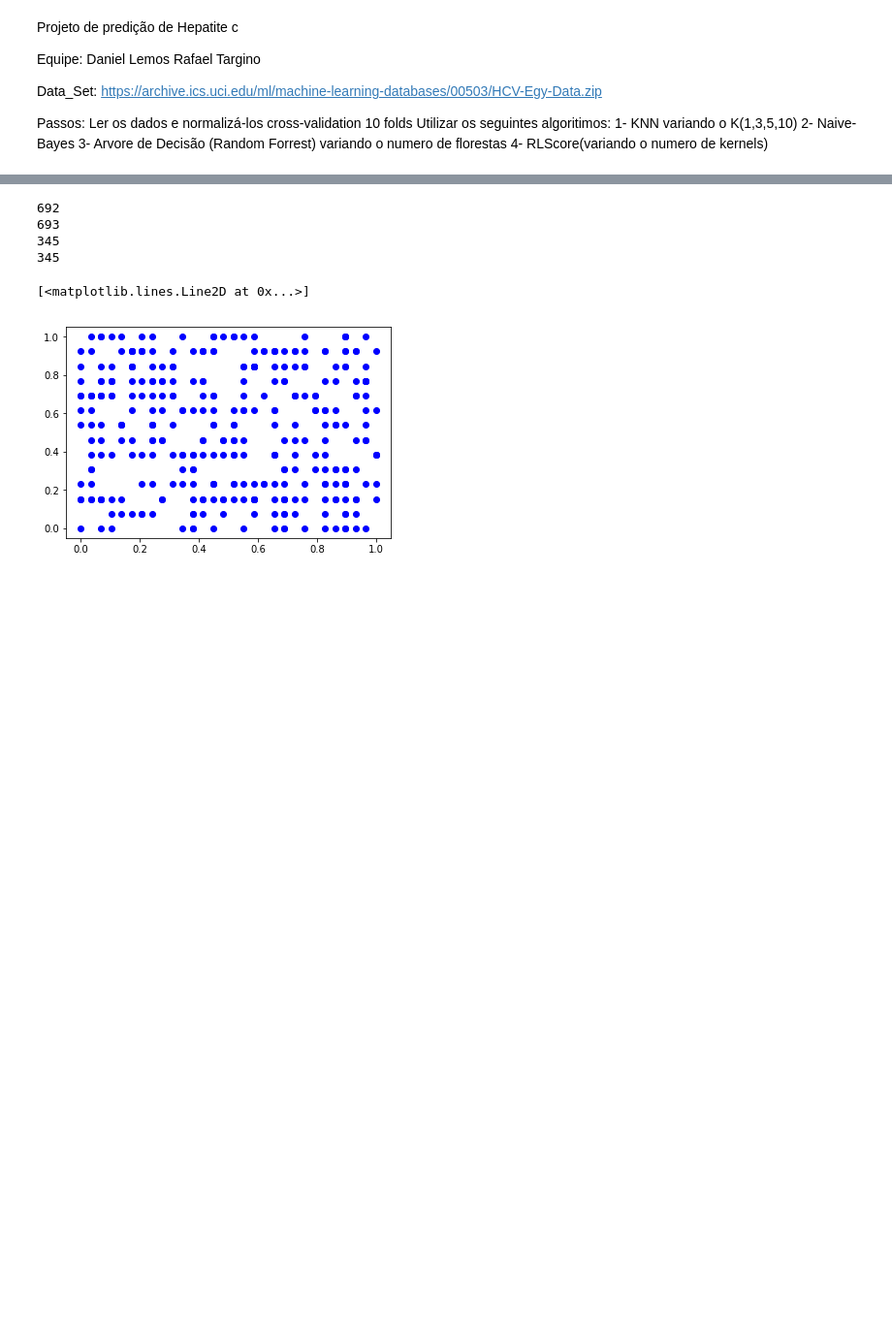
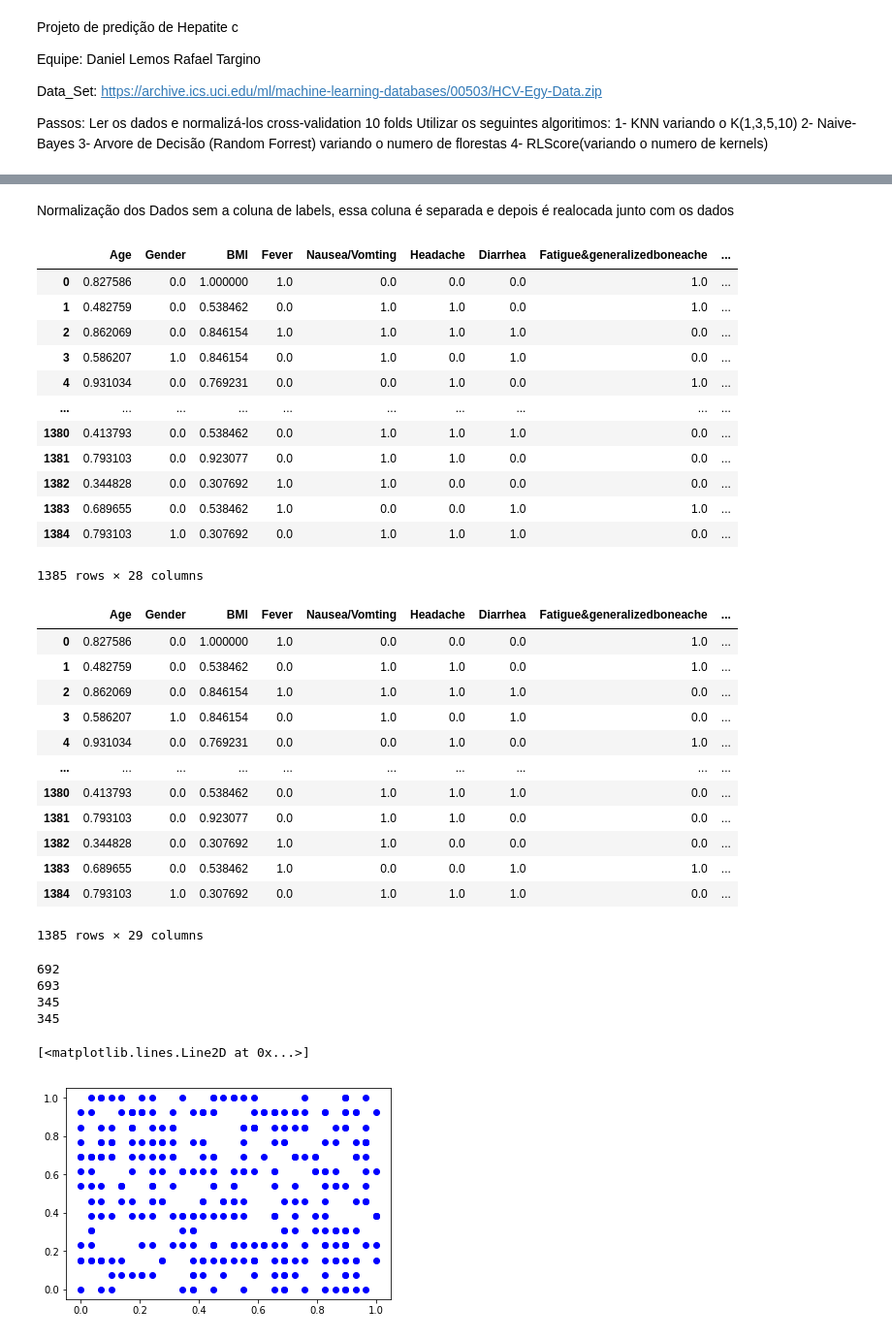
Before and after one commit to rtsouza26/Projeto_IA, a Jupyter notebook: Projeto_IA .ipynb, the cells around one changed output, grey strips where cells are left out. Shown: that part at 97% size. Cells and saved outputs as stored; diff of their text form; code cells hidden in the pictures; blank space fills up the shorter version.

```diff
--- a/Projeto_IA .ipynb
+++ b/Projeto_IA .ipynb
@@ -32,13 +39,50 @@ from sklearn import preprocessing
+# %% [markdown]
+Normalização dos Dados sem a coluna de labels, essa coluna é separada e depois é realocada junto com os dados
 # %%
 from sklearn import preprocessing
+dfclass = pd.Series(df['Baselinehistological staging'])
+dfsclass = pd.DataFrame(df.iloc[:,0:28])
+columns = dfsclass.columns
+
 repcolumns = list()
 for index, column in enumerate(columns):
   column = column.replace(" ","")
   repcolumns.append(column)
-x = df.values
+x = dfsclass.values
 min_max_scaler = preprocessing.MinMaxScaler()
 x_scaled = min_max_scaler.fit_transform(x)
 dfnorm = pd.DataFrame(x_scaled, columns = repcolumns)
+
+display(dfnorm)
+dfnorm['Baselinehistologicalstaging'] = pd.Series(dfclass,index=dfnorm.index)
+display(dfnorm)
+# %% [output]
+|  | Age | Gender | BMI | Fever | Nausea/Vomting | Headache | Diarrhea | Fatigue&generalizedboneache | ... |
+| 0 | 0.827586 | 0.0 | 1.000000 | 1.0 | 0.0 | 0.0 | 0.0 | 1.0 | ... |
+| 1 | 0.482759 | 0.0 | 0.538462 | 0.0 | 1.0 | 1.0 | 0.0 | 1.0 | ... |
+| 2 | 0.862069 | 0.0 | 0.846154 | 1.0 | 1.0 | 1.0 | 1.0 | 0.0 | ... |
+| 3 | 0.586207 | 1.0 | 0.846154 | 0.0 | 1.0 | 0.0 | 1.0 | 0.0 | ... |
+| 4 | 0.931034 | 0.0 | 0.769231 | 0.0 | 0.0 | 1.0 | 0.0 | 1.0 | ... |
+| ... | ... | ... | ... | ... | ... | ... | ... | ... | ... |
+| 1380 | 0.413793 | 0.0 | 0.538462 | 0.0 | 1.0 | 1.0 | 1.0 | 0.0 | ... |
+| 1381 | 0.793103 | 0.0 | 0.923077 | 0.0 | 1.0 | 1.0 | 0.0 | 0.0 | ... |
+| 1382 | 0.344828 | 0.0 | 0.307692 | 1.0 | 1.0 | 0.0 | 0.0 | 0.0 | ... |
+| 1383 | 0.689655 | 0.0 | 0.538462 | 1.0 | 0.0 | 0.0 | 1.0 | 1.0 | ... |
+| 1384 | 0.793103 | 1.0 | 0.307692 | 0.0 | 1.0 | 1.0 | 1.0 | 0.0 | ... |
+1385 rows × 28 columns
+|  | Age | Gender | BMI | Fever | Nausea/Vomting | Headache | Diarrhea | Fatigue&generalizedboneache | ... |
+| 0 | 0.827586 | 0.0 | 1.000000 | 1.0 | 0.0 | 0.0 | 0.0 | 1.0 | ... |
+| 1 | 0.482759 | 0.0 | 0.538462 | 0.0 | 1.0 | 1.0 | 0.0 | 1.0 | ... |
+| 2 | 0.862069 | 0.0 | 0.846154 | 1.0 | 1.0 | 1.0 | 1.0 | 0.0 | ... |
+| 3 | 0.586207 | 1.0 | 0.846154 | 0.0 | 1.0 | 0.0 | 1.0 | 0.0 | ... |
+| 4 | 0.931034 | 0.0 | 0.769231 | 0.0 | 0.0 | 1.0 | 0.0 | 1.0 | ... |
+| ... | ... | ... | ... | ... | ... | ... | ... | ... | ... |
+| 1380 | 0.413793 | 0.0 | 0.538462 | 0.0 | 1.0 | 1.0 | 1.0 | 0.0 | ... |
+| 1381 | 0.793103 | 0.0 | 0.923077 | 0.0 | 1.0 | 1.0 | 0.0 | 0.0 | ... |
+| 1382 | 0.344828 | 0.0 | 0.307692 | 1.0 | 1.0 | 0.0 | 0.0 | 0.0 | ... |
+| 1383 | 0.689655 | 0.0 | 0.538462 | 1.0 | 0.0 | 0.0 | 1.0 | 1.0 | ... |
+| 1384 | 0.793103 | 1.0 | 0.307692 | 0.0 | 1.0 | 1.0 | 1.0 | 0.0 | ... |
+1385 rows × 29 columns
 # %%
 
 kf = KFold(n_splits = 2, shuffle = True, random_state = 2)
```
Also changed, not shown: parts of 2 cells of this notebook.
